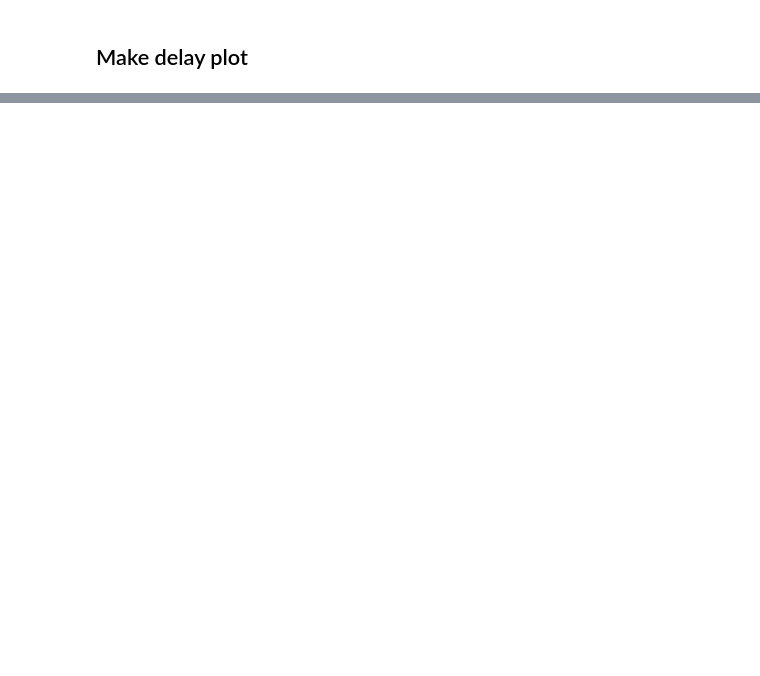
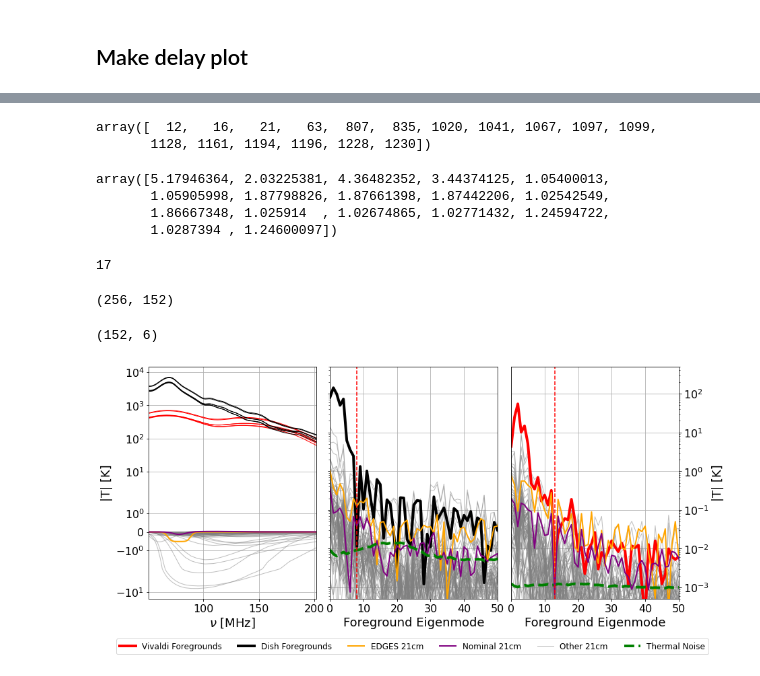
Before and after one commit to christianhbye/eigsep_misc, a Jupyter notebook: mock_vivaldi_analysis/mock_vivaldi_analysis_CHB.ipynb, the cells around one changed output, grey strips where cells are left out. Cells and saved outputs as stored; diff of their text form; code cells hidden in the pictures; blank space fills up the shorter version.

```diff
--- a/mock_vivaldi_analysis/mock_vivaldi_analysis_CHB.ipynb
+++ b/mock_vivaldi_analysis/mock_vivaldi_analysis_CHB.ipynb
@@ -620,0 +655,29 @@ plt.show()
+# %%
+idx_over = 14
+models_fg_ratio = np.abs(np.dot(V, rmodels.T))[idx_over] / x[idx_over]
+model_indices_above = np.where(models_fg_ratio > 2)[0]
+#max_above = np.max(models_above)
+# %%
+model_indices_above
+# %% [output]
+array([  12,   16,   21,   63,  807,  835, 1020, 1041, 1067, 1097, 1099,
+       1128, 1161, 1194, 1196, 1228, 1230])
+# %%
+models_fg_diff[model_indices_above] / x[idx_over]
+# %% [output]
+array([5.17946364, 2.03225381, 4.36482352, 3.44374125, 1.05400013,
+       1.05905998, 1.87798826, 1.87661398, 1.87442206, 1.02542549,
+       1.86667348, 1.025914  , 1.02674865, 1.02771432, 1.24594722,
+       1.0287394 , 1.24600097])
+# %%
+len(model_indices_above)
+# %% [output]
+17
+# %%
+data.shape
+# %% [output]
+(256, 152)
+# %%
+np.abs(idata[::50] - reor).T.shape
+# %% [output]
+(152, 6)
@@ -621,5 +687,7 @@ plt.show()
 # %%
-MODEL_NUMBER = 0  # nominal model
+MODEL_NUMBER = model_indices_above[6]  # nominal model, 0-1
+edges_lw = 2.
+ylim_for_log = (5e-4, 5e2)
 
 fig = plt.figure()
 h_gap = 0.04
@@ -629,14 +697,19 @@ plt.sca(axarr[0])
 #plt.text(85, 0.6, '$\\times 10^{-3}$', color='k', fontsize=14)
 #plt.text(55, 0.23, '$\\times 10^{-3}$', color='r', fontsize=14)
 
-l0=plt.plot(freqs * 1e3, np.abs(idata[::50] - reor).T/1e4, color='r', lw=1, ls='-')[0]
-l1=plt.plot(freqs * 1e3, np.abs(idata_dish[::50] - reord).T/1e4, color='k', lw=1, ls='-')[0]
+l0=plt.plot(freqs * 1e3, np.abs(idata[::50] - reor).T, color='r', lw=1, ls='-')[0]
+l1=plt.plot(freqs * 1e3, np.abs(idata_dish[::50] - reord).T, color='k', lw=1, ls='-')[0]
 
 #l2=plt.semilogy(freqs * 1e3, np.abs(idata_flattened[np.argmin(np.mean(idata_flattened, axis=1))] - reor), color='r', lw=4)[0]
 #l3=plt.semilogy(freqs * 1e3, np.abs(idata_flattened_dish[np.argmin(np.mean(idata_flattened_dish, axis=1))] - reor), color='k', lw=4)[0]
-l2=plt.plot(freqs * 1e3, models.T[:, ::2], lw=1, alpha=.5, color='grey')[0]
-l3=plt.plot(freqs * 1e3, fake_eor, color='orange', lw=4)[0]
+l2=plt.plot(freqs * 1e3, models.T[:, :100][:, ::2], lw=1, alpha=.5, color='grey')[0]
+_=plt.plot(freqs * 1e3, models.T[:, 100:][:, ::50], lw=1, alpha=.5, color='grey')[0]
+l3=plt.plot(freqs * 1e3, fake_eor, color='orange', lw=edges_lw)[0]
 l5 = plt.plot(freqs*1e3, models[MODEL_NUMBER], lw=2, color='purple')[0]
+# for mn in MODEL_NUMBERS:
+#     __ = plt.plot(freqs*1e3, models[mn], lw=1, color='blue', alpha=.5)[0]
+
+
 #for m in range(3):
     #plt.plot(freqs * 1e3, (Vu[m] @ idata[np.argmin(np.mean(idata_flattened, axis=1))] - reor)*Vu[m] / 1e2, color='r', lw=1)
 #    plt.plot(freqs * 1e3, Vu[m]*2, color='r', lw=1)
@@ -655,10 +728,10 @@ summed = np.zeros_like(freqs,dtype=complex)
 
 #l5=plt.semilogy(freqs * 1e3, np.abs(2.73/10+fake_eor), color='orange', ls=':', lw=4)[0]
 
-plt.ylim(-8, 2)
+#plt.ylim(-8, 2)
 #plt.ylim(-.6, 1)
 #l7=plt.plot(freqs * 1e3, np.abs(idata[np.argmin(np.mean(idata_flattened, axis=1))]) / np.sqrt(DF * 1e9 * tint), color='green', ls='--', lw=4)[0]
-
+plt.yscale('symlog')
 plt.ylabel('|T| [K]', fontsize=18)
 plt.grid()
 #plt.ylim(1e-3, 5e3)
@@ -669,7 +742,8 @@ plt.xlabel("$\\nu$ [MHz]", fontsize=18)
 
 
 plt.sca(axarr[2])
-plt.semilogy(np.abs(np.dot(V, rmodels.T))[:, ::2], lw=1, alpha=.5, color='grey')
+plt.semilogy(np.abs(np.dot(V, rmodels.T))[:, :100][:, ::2], lw=1, alpha=.5, color='grey')
+plt.semilogy(np.abs(np.dot(V, rmodels.T))[:, 100:][:, ::50], lw=1, alpha=.5, color='grey')
 x = np.abs(np.dot(V, (idata_flattened[np.argmin(np.mean(idata_flattened, axis=1))] - reor).T))
 threshold_fg = np.where(x < x.max()*1e-4)[0].min()
 noise_level = np.sqrt(np.diag(V.T @ np.diag(np.abs((idata[np.argmin(np.mean(idata_flattened, axis=1))]) / np.sqrt(DF * 1e9 * tint)) ** 2.) @ V))
@@ -677,61 +751,68 @@ noise_level = np.sqrt(np.diag(V.T @ np.diag(np.abs((idata[np.argmin(np.mean(idat
 #plt.semilogy(np.abs(np.dot(Vd, (idata[np.argmin(np.mean(idata_flattened, axis=1))] - reor).T)),
 #             'r', lw=4)[0]
 l0=plt.semilogy(x, 'r-', lw=4)[0]
-plt.semilogy(np.abs(np.dot(V, reor)),color='orange', lw=4)
+plt.semilogy(np.abs(np.dot(V, reor)),color='orange', lw=edges_lw)
 l4=plt.semilogy(noise_level, color='green', ls='--', lw=4)[0]
 plt.semilogy(np.abs(V @ rmodels[MODEL_NUMBER]), lw=2, color='purple')
 
 #index_tm4 = np.argmin(np.dot(V, ))
-#plt.axvline(threshold_fg, color='r', ls='--')
+plt.axvline(threshold_fg, color='r', ls='--')
 plt.grid()
 #plt.gca().set_xticklabels([])
 plt.gca().tick_params(labelsize=16)
-plt.ylim(1e-3, 5e3)
-plt.xlim(0)
+plt.ylim(*ylim_for_log)
+plt.xlim(0, 50)
 plt.xlabel('Foreground Eigenmode', fontsize=18)
 #plt.gca().set_yticklabels([])
 plt.gca().yaxis.tick_right()
 plt.gca().yaxis.set_label_position('right')
 plt.ylabel('|T| [K]', fontsize=18)
+# for mn in MODEL_NUMBERS:
+#     __ = plt.semilogy(np.abs(V @ rmodelsd[mn]), lw=1, color='blue', alpha=.25)[0]
 
 
 
 plt.sca(axarr[1])
 #plt.semilogy(np.abs(np.dot(Vd, )))
-l3=plt.semilogy(np.abs(np.dot(Vd, rmodelsd.T))[:, ::2], lw=1, alpha=.5, color='grey')[0]
+l3=plt.semilogy(np.abs(np.dot(Vd, rmodelsd.T))[:, :100][:, ::2], lw=1, alpha=.5, color='grey')[0]
+_=plt.semilogy(np.abs(np.dot(Vd, rmodelsd.T))[:, 100:][:, ::50], lw=1, alpha=.5, color='grey')[0]
 xd = np.abs(np.dot(Vd, (idata_flattened_dish[np.argmin(np.mean(idata_flattened_dish, axis=1))] - reord).T))
 threshold_fg_d = np.where(xd < xd.max()*1e-4)[0].min()
 noise_level = np.sqrt(np.diag(Vd.T @ np.diag(np.abs((idata_dish[np.argmin(np.mean(idata_flattened_dish, axis=1))]) / np.sqrt(DF * 1e9 * tint)) ** 2.) @ Vd))
 
 #l0=plt.semilogy(np.abs(np.dot(Vd, (idata_dish[np.argmin(np.mean(idata_flattened_dish, axis=1))] - reord).T)),
 #             'k', lw=4)[0]
 l1=plt.semilogy(np.abs(np.dot(Vd, (idata_flattened_dish[np.argmin(np.mean(idata_flattened_dish, axis=1))] - reord).T)),
              'k-', lw=4)[0]
-l3=plt.semilogy(np.abs(np.dot(Vd, reord)),color='orange', lw=4, ls='-')[0]
+l3=plt.semilogy(np.abs(np.dot(Vd, reord)),color='orange', lw=edges_lw, ls='-')[0]
 plt.semilogy(np.abs(Vd @ rmodelsd[MODEL_NUMBER]), lw=2, color='purple')
 #l2=plt.semilogy(freqs * 1e3, np.abs(Vd @ (idata_flattened_dish[np.argmin(np.mean(idata_flattened_dish, axis=1))] - reor) / np.sqrt(DF * 1e9 * tint)), color='green', ls='--', lw=4)[0]
 plt.semilogy(noise_level, color='green', ls='--', lw=4)
+# for mn in MODEL_NUMBERS:
+#     __ = plt.semilogy(np.abs(Vd @ rmodelsd[mn]), lw=1, color='blue', alpha=.25)[0]
 
 
 plt.grid()
 plt.gca().tick_params(labelsize=16)
-#plt.axvline(threshold_fg_d, color='r', ls='--')
+plt.axvline(threshold_fg_d, color='r', ls='--')
 
-plt.ylim(1e-3, 5e3)
-plt.xlim(0)
+plt.ylim(*ylim_for_log)
+plt.xlim(0, 50)
 #plt.gca().set_xticklabels([])
 plt.xlabel('Foreground Eigenmode', fontsize=18)
 plt.gca().set_yticklabels([])
 
 threshold_21cm = np.where(np.abs(np.sqrt(np.abs(Sm)) < .1 * np.sqrt(np.abs(Sm)).max()))[0].min()
 threshold_21cmd = np.where(np.abs(np.sqrt(np.abs(Smd)) < .1 * np.sqrt(np.abs(Smd)).max()))[0].min()
 
 
 
 plt.gcf().set_size_inches(14, 6)
 
 
 fig.legend((l0,l1,l3, l5,l2, l4), ('Vivaldi Foregrounds', 'Dish Foregrounds', 'EDGES 21cm', 'Nominal 21cm', 'Other 21cm', 'Thermal Noise'), loc='lower center' ,ncol=6, fontsize=12)
 plt.show()
 
 #plt.savefig('plots/pc_plot_w_frequency.png', bbox_inches='tight')
+# %% [output]
+[figure, added]
```
Also changed, not shown: parts of 22 cells of this notebook.
